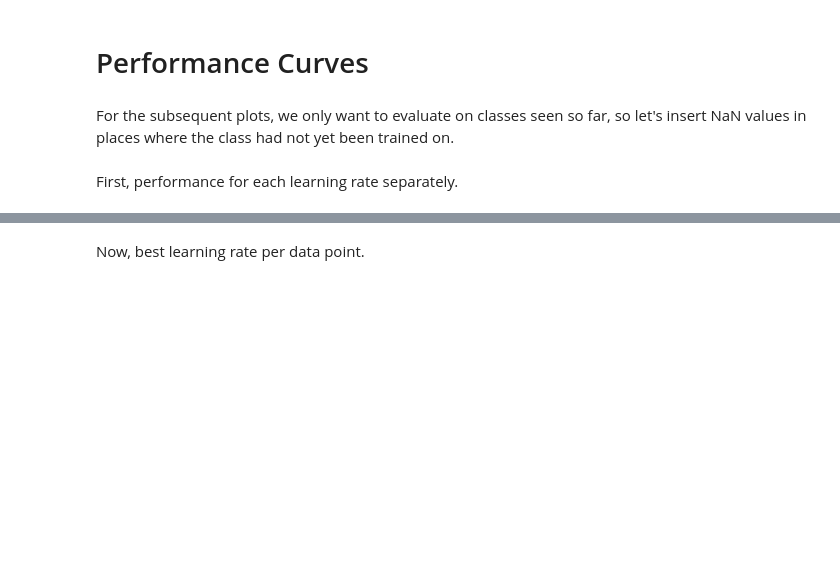
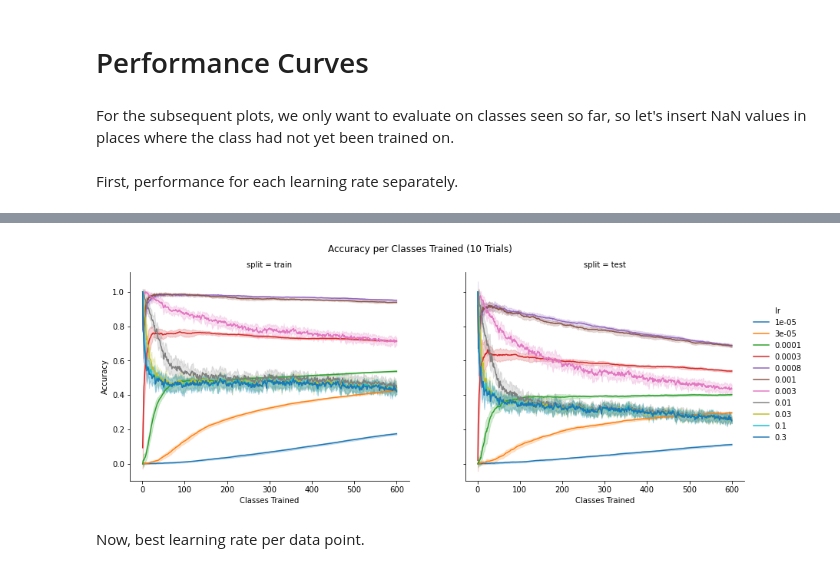
Before and after one commit to uvm-neurobotics-lab/higherANML, a Jupyter notebook: notebooks/anml-meta-test-eval.ipynb, the cells around one changed output, grey strips where cells are left out. Cells and saved outputs as stored; diff of their text form; code cells hidden in the pictures; blank space fills up the shorter version.

```diff
--- a/notebooks/anml-meta-test-eval.ipynb
+++ b/notebooks/anml-meta-test-eval.ipynb
@@ -88,0 +74,43 @@ plot_traj_per_lr(over_all_classes, "Test Accuracy", "test_acc", ax=ax2)
+# %%
+%%time
+
+import warnings
+
+# We want to plot the result across different choices of hyperparams.
+def plot_perf_trajectory(df):
+    # We want to make sure we are not accidentally aggregating across runs with different configs.
+    ensure_unique(df, ["model", "dataset", "num_test_examples"])
+    # Only add a second level of nesting if needed.
+    style = None
+    if df.index.get_level_values("num_train_examples").nunique() > 1:
+        style = "num_train_examples"
+
+    # Temporarily suppress this annoying and unnecessary warning coming from Seaborn.
+    with warnings.catch_warnings():
+        warnings.filterwarnings("ignore", message=".*not compatible with tight_layout.*")
+        fg = sns.relplot(
+            data=df,
+            x="classes_trained",
+            y="accuracy",
+            col="split",
+            hue="lr",
+            style=style,
+            palette="tab10",
+            kind="line",
+            ci="sd",  # Remove this to plot 95% CI instead. It will take a long time.
+            aspect=1.3,
+            facet_kws=dict(gridspec_kws=dict(top=0.88))
+        )
+    # Adjust labels.
+    ntrials = df.index.get_level_values("trial").nunique()
+    fg.figure.suptitle(f"Accuracy per Classes Trained ({ntrials} Trials)")
+    fg.set_axis_labels("Classes Trained", "Accuracy")
+
+
+# First we need to combine train/test columns into a single column, for the convenience of using `sns.relplot()`.
+overall_accuracy = over_all_classes.rename(columns={"train_acc": "train", "test_acc": "test"})
+overall_accuracy = overall_accuracy.melt(var_name="split", value_name="accuracy", ignore_index=False)
+
+# Now do the plotting.
+plot_perf_trajectory(overall_accuracy)
+# %% [output]
@@ -89,3 +119,4 @@ plot_traj_per_lr(over_all_classes, "Test Accuracy", "test_acc", ax=ax2)
+[figure, added]
 # %% [markdown]
 Now, best learning rate per data point.
 # %%
```
Also changed, not shown: parts of 6 cells of this notebook, 1 other file.
